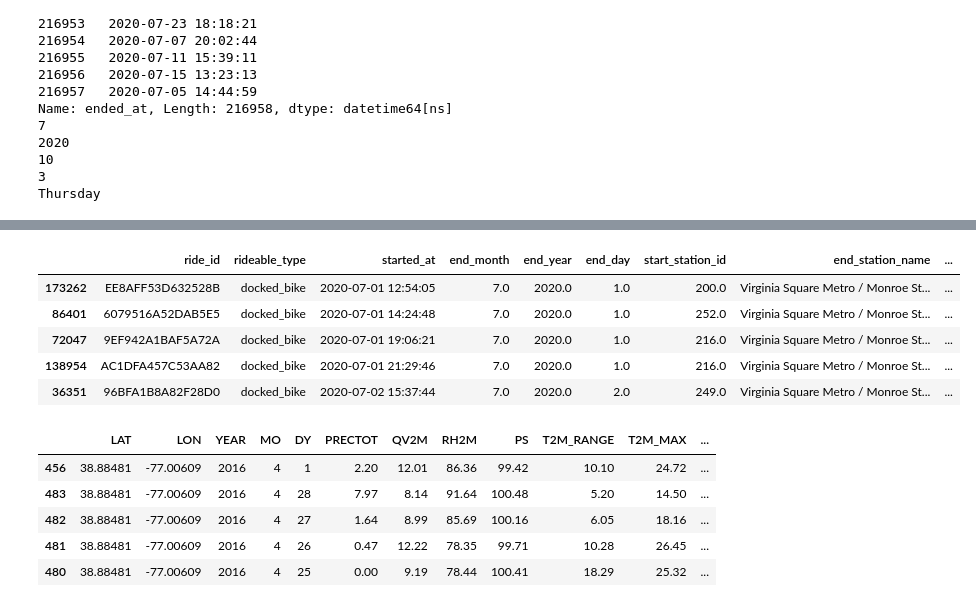
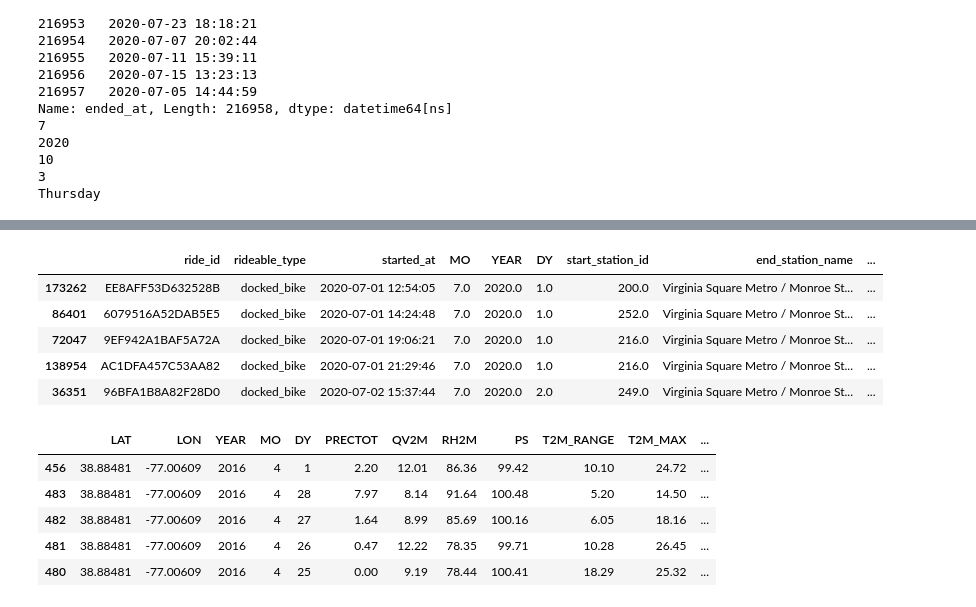
Before and after one commit to Akanksha0215/mywork, a Jupyter notebook: pro (1).ipynb, the cells around one changed output, grey strips where cells are left out. Cells and saved outputs as stored; diff of their text form; code cells hidden in the pictures.

```diff
--- a/pro (1).ipynb
+++ b/pro (1).ipynb
@@ -329,7 +339,7 @@ Name: ended_at, Length: 216958, dtype: datetime64[ns]
 3
 Thursday
 # %%
-dc = {'ride_id': data1['ride_id'], 'rideable_type': data1['rideable_type'], 'started_at': data1['started_at'], 'end_month' : m1, 'end_year':m2, 'end_day':m3, 'start_station_id': data1['start_station_id'], 'end_station_name': data1['end_station_name'], 'end_station_id': data1['end_station_id'], 'time_to_travel': data1['time_to_travel'] }
+dc = {'ride_id': data1['ride_id'], 'rideable_type': data1['rideable_type'], 'started_at': data1['started_at'], 'MO' : m1, 'YEAR':m2, 'DY':m3, 'start_station_id': data1['start_station_id'], 'end_station_name': data1['end_station_name'], 'end_station_id': data1['end_station_id'], 'time_to_travel': data1['time_to_travel'] }
 df = pd.DataFrame(dc)
 df
 # %% [output]
@@ -346,12 +356,14 @@ df
 | 216956 | 7A766336D2E52BCD | docked_bike | 2020-07-15 13:12:41 | 7.0 | 2020.0 | 15.0 | 599.0 | 18th St & Wyoming Ave NW | ... |
 | 216957 | 4CA12EFC935EC371 | docked_bike | 2020-07-05 14:25:39 | 7.0 | 2020.0 | 5.0 | 114.0 | Georgetown Harbor / 30th St NW | ... |
 216958 rows × 10 columns
+# %%
+result = pd.merge(df, temp, how='left', on=['DY', 'MO','YEAR'])
 # %%
-s1 = df.query('end_station_id == 200')
-s1 = s1.sort_values(by=['end_day'])
+s1 = result.query('end_station_id == 200')
+s1 = s1.sort_values(by=['DY'])
 s1.head()
 # %% [output]
-|  | ride_id | rideable_type | started_at | end_month | end_year | end_day | start_station_id | end_station_name | ... |
+|  | ride_id | rideable_type | started_at | MO | YEAR | DY | start_station_id | end_station_name | ... |
 | 173262 | EE8AFF53D632528B | docked_bike | 2020-07-01 12:54:05 | 7.0 | 2020.0 | 1.0 | 200.0 | Virginia Square Metro / Monroe St... | ... |
 | 86401 | 6079516A52DAB5E5 | docked_bike | 2020-07-01 14:24:48 | 7.0 | 2020.0 | 1.0 | 252.0 | Virginia Square Metro / Monroe St... | ... |
 | 72047 | 9EF942A1BAF5A72A | docked_bike | 2020-07-01 19:06:21 | 7.0 | 2020.0 | 1.0 | 216.0 | Virginia Square Metro / Monroe St... | ... |
```
Also changed, not shown: parts of 28 cells of this notebook.
